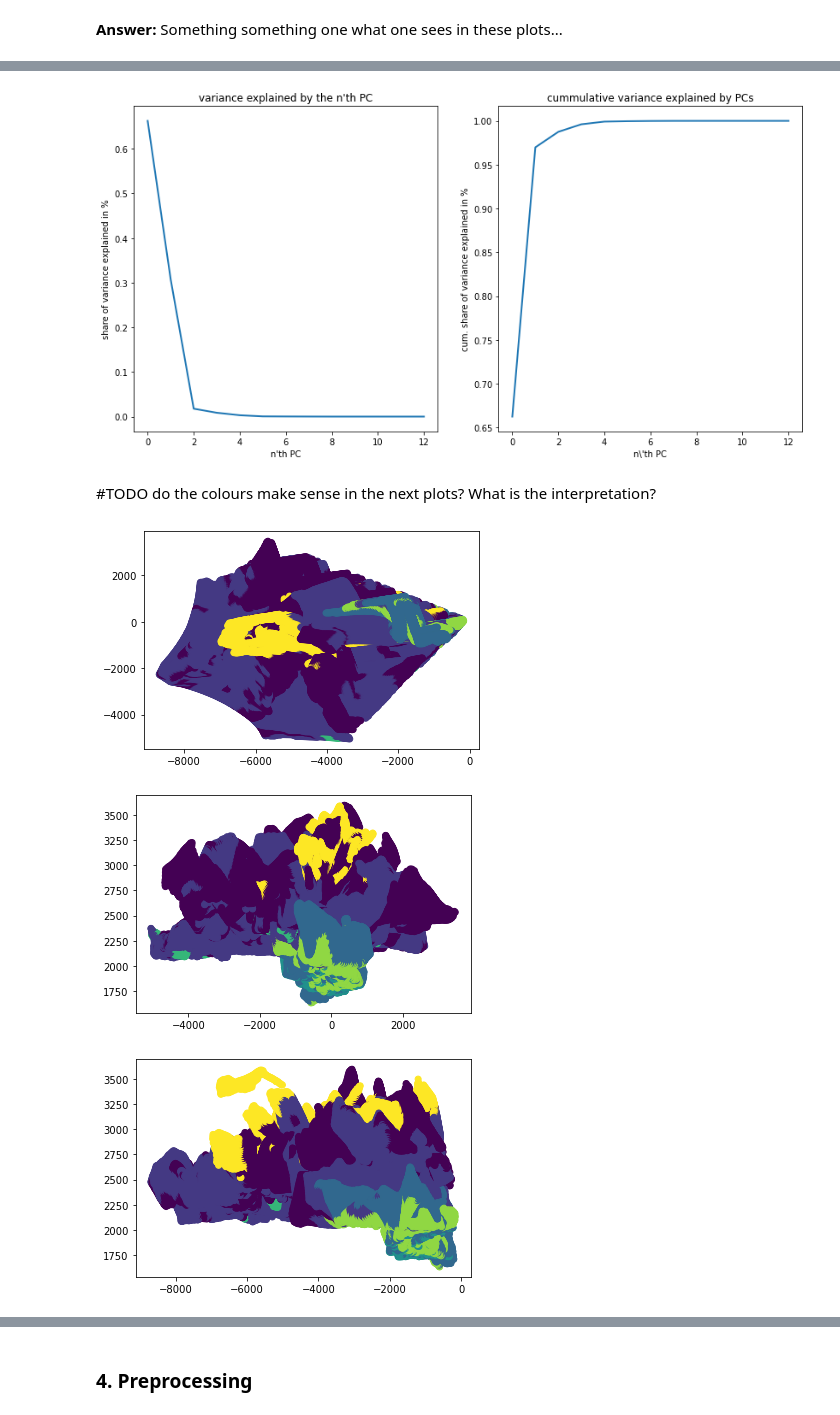
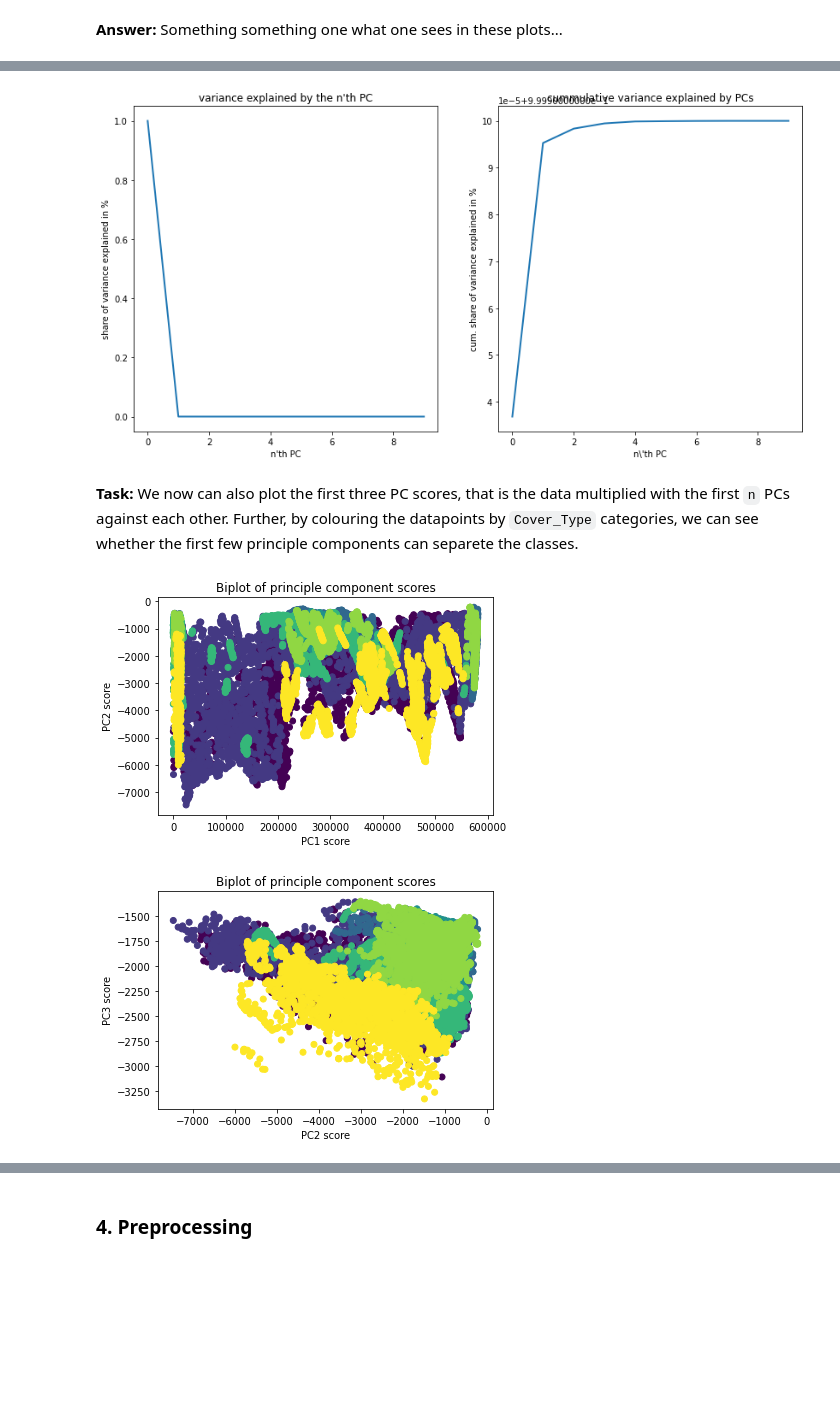
Before and after one commit to CorrelAid/correlaid-machine-learning-spring-school, a Jupyter notebook: notebooks/05_CorrelAid_ml-spring-school_data-exploration.ipynb, the cells around one changed output, grey strips where cells are left out. Saved outputs shown, nothing was run; the diff lists cells and outputs as text; code cells hidden in the pictures; blank space fills up the shorter version.

```diff
--- a/notebooks/05_CorrelAid_ml-spring-school_data-exploration.ipynb
+++ b/notebooks/05_CorrelAid_ml-spring-school_data-exploration.ipynb
@@ -17,13 +17,13 @@ import pandas as pd
 import numpy as np
 
 from sklearn.model_selection import train_test_split
-from sklearn.preprocessing import StandardScaler
+from sklearn.preprocessing import StandardScaler, OneHotEncoder
 
 import matplotlib.pyplot as plt
 %matplotlib inline
 
 import seaborn as sns
-sns.set_context(font_scale=2)
+#sns.set_context(font_scale=2)
 # %% [markdown]
 ### 1. Load Data
 **Task:** Download the CSV data from the given URL/repo and inspect a few rows from it. What size has the dataset?
@@ -370,5 +414,8 @@ def PCA(data):
 
     return fraction_variance_explained, principal_components
 # %%
-frac_var_exp, PC_forest_data = PCA(forest_data)
+# select only numerical features for PCA
+pca_forest_data_balanced = forest_data_balanced.iloc[:,:10]
+
+frac_var_exp, PC_forest_data = PCA(pca_forest_data_balanced)
 # %% [markdown]
@@ -376,40 +424,43 @@ frac_var_exp, PC_forest_data = PCA(forest_data)
 # %%
 plt.figure(figsize=(14,7))
 
+plt.subplot(121)
 # INSERT YOUR CODE HERE
+plt.plot( range(len(frac_var_exp)), frac_var_exp, lw=2)
 
-plt.subplot(121)
-
-plt.plot( range(len(frac_var_exp)), frac_var_exp, lw=2)
 plt.title('variance explained by the n\'th PC')
 plt.ylabel('share of variance explained in %')
 plt.xlabel('n\'th PC')
-#plt.xscale('log')
 
 plt.subplot(122)
+# INSERT YOUR CODE HERE
+plt.plot(range(len(frac_var_exp)), np.cumsum(frac_var_exp), lw=2)
 
-# INSERT YOUR CODE HERE
-plt.plot( range(len(frac_var_exp)), np.cumsum(frac_var_exp), lw=2)
 plt.title('cummulative variance explained by PCs')
 plt.ylabel('cum. share of variance explained in %')
 plt.xlabel(r'n\'th PC')
 
 plt.show()
 # %% [output]
-[figure, old version]
+[figure, new version]
 # %% [markdown]
-#TODO do the colours make sense in the next plots? What is the interpretation?
+**Task:** We now can also plot the first three PC scores, that is the data multiplied with the first `n` PCs against each other. Further, by colouring the datapoints by `Cover_Type` categories, we can see whether the first few principle components can separete the classes.
 # %%
-# PCA of forest_data using the eigenvectors belong to the three largest eigenvalues
-pca_scores =  forest_data @ PC_forest_data[:,:3]
+# PCA scores of forest_data: multiply the data with the three eigenvectors that belong to the two largest eigenvalues
 
-plt.scatter(pca_scores.iloc[:,0], pca_scores.iloc[:,1], c=forest_data['Cover_Type'])
+# INSERT YOUR CODE HERE
+pca_scores =  pca_forest_data_balanced @ PC_forest_data[:,:3]
+
+plt.scatter(pca_scores.iloc[:,0], pca_scores.iloc[:,1], c=forest_data_balanced['Cover_Type'])
+plt.xlabel('PC1 score')
+plt.ylabel('PC2 score')
+plt.title('Biplot of principle component scores')
+plt.show();
+plt.scatter(pca_scores.iloc[:,1], pca_scores.iloc[:,2], c=forest_data_balanced['Cover_Type'])
+plt.xlabel('PC2 score')
+plt.ylabel('PC3 score')
+plt.title('Biplot of principle component scores')
 plt.show()
-plt.scatter(pca_scores.iloc[:,1], pca_scores.iloc[:,2], c=forest_data['Cover_Type'])
-plt.show()
-plt.scatter(pca_scores.iloc[:,0], pca_scores.iloc[:,2], c=forest_data['Cover_Type'])
-plt.show()
 # %% [output]
-[figure, old version]
+[figure, new version]
-[figure, old version]
+[figure, new version]
-[figure, removed]
```
Also changed, not shown: parts of 23 cells of this notebook.
